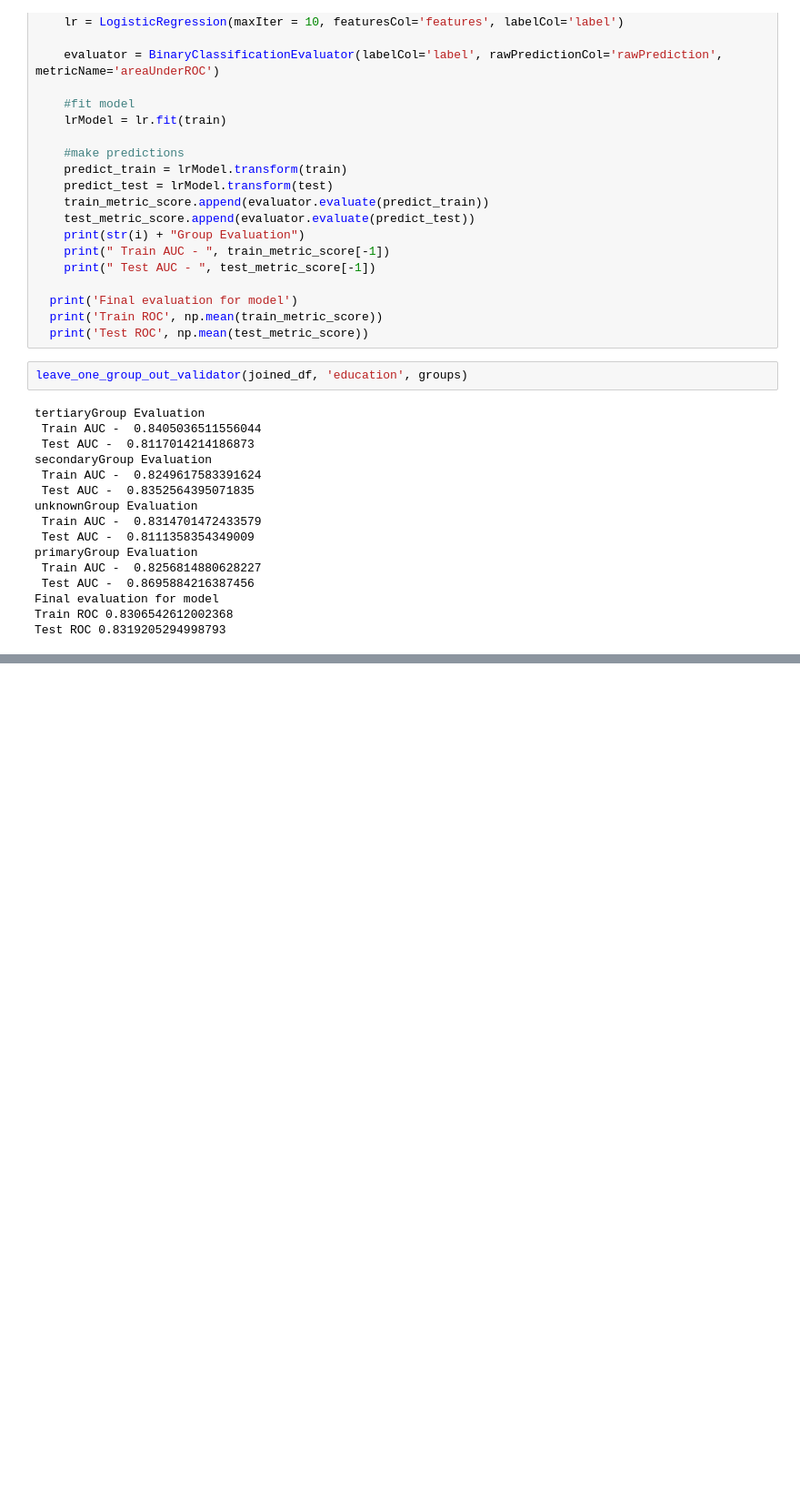
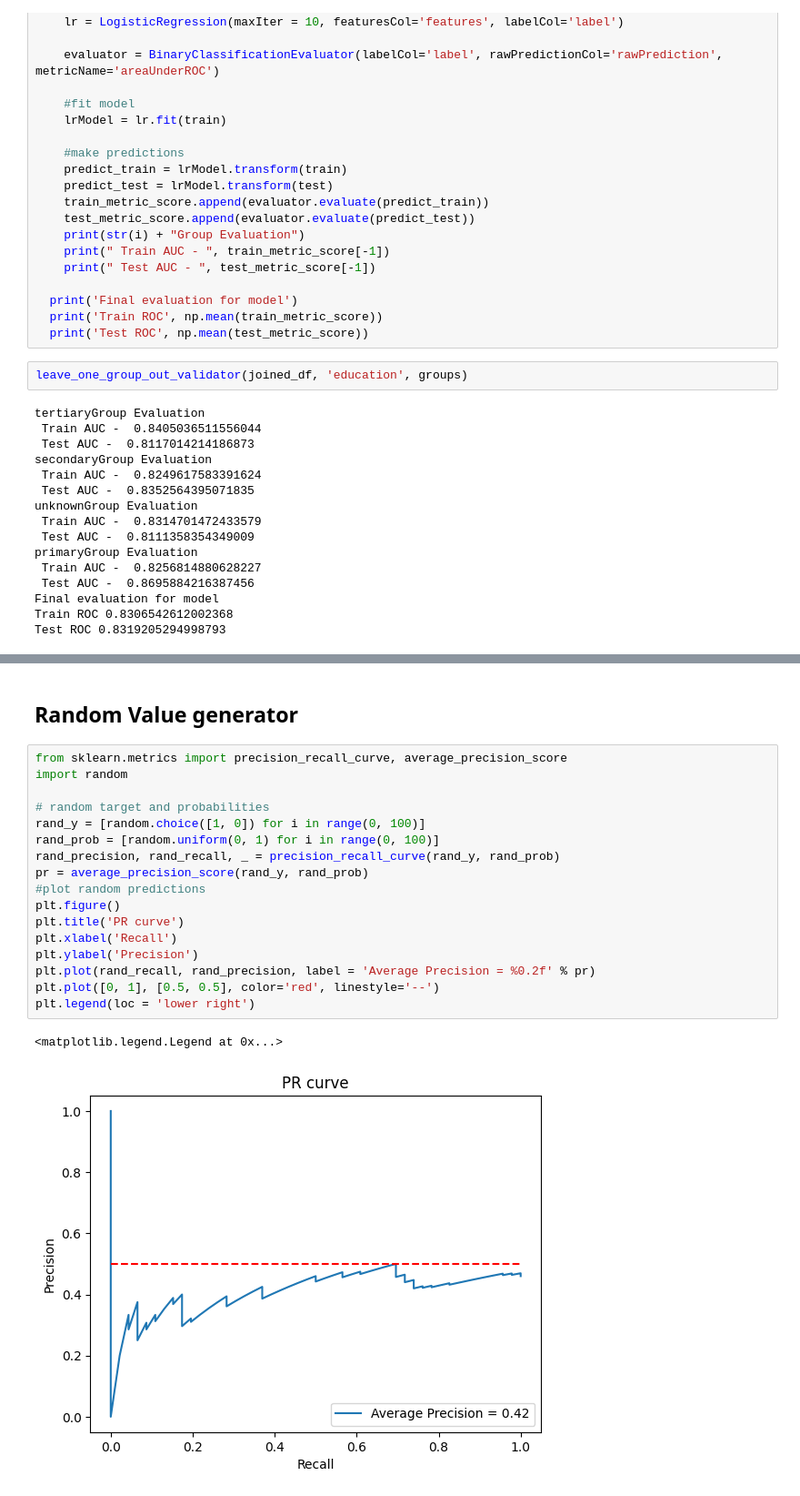
Before and after one commit to ankesh86/PySparkNotebooks, a Jupyter notebook: ModelEvaluation.ipynb, the cells around one changed output, grey strips where cells are left out. Shown at 91% size. Cells and saved outputs as stored; diff of their text form; blank space fills up the shorter version.

```diff
--- a/ModelEvaluation.ipynb
+++ b/ModelEvaluation.ipynb
@@ -250,0 +583,22 @@ Test ROC 0.8319205294998793
+# %% [markdown]
+## Random Value generator
+# %%
+from sklearn.metrics import precision_recall_curve, average_precision_score
+import random
+
+# random target and probabilities
+rand_y = [random.choice([1, 0]) for i in range(0, 100)]
+rand_prob = [random.uniform(0, 1) for i in range(0, 100)]
+rand_precision, rand_recall, _ = precision_recall_curve(rand_y, rand_prob)
+pr = average_precision_score(rand_y, rand_prob)
+#plot random predictions
+plt.figure()
+plt.title('PR curve')
+plt.xlabel('Recall')
+plt.ylabel('Precision')
+plt.plot(rand_recall, rand_precision, label = 'Average Precision = %0.2f' % pr)
+plt.plot([0, 1], [0.5, 0.5], color='red', linestyle='--')
+plt.legend(loc = 'lower right')
+# %% [output]
+<matplotlib.legend.Legend at 0x...>
+[figure, added]
```
Also changed, not shown: parts of 51 cells of this notebook.
